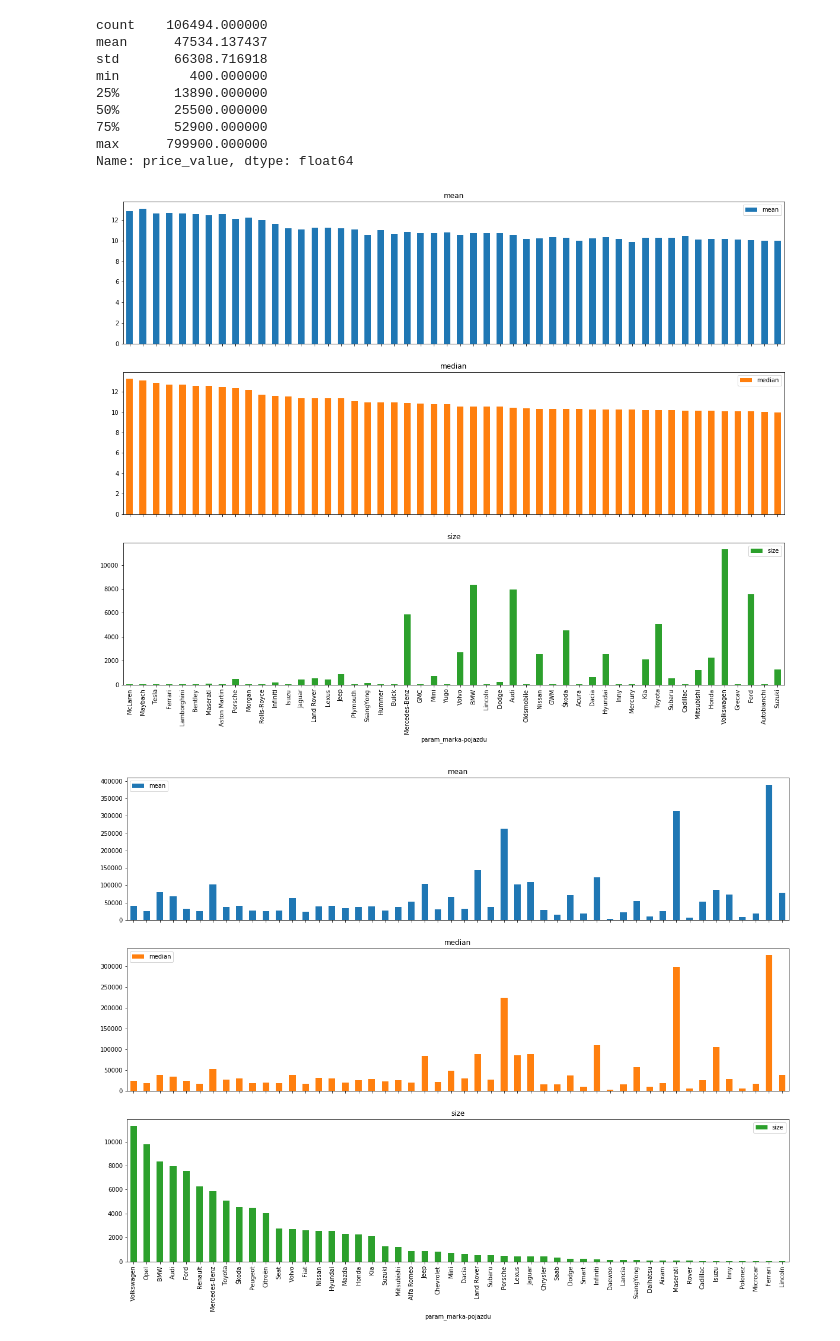
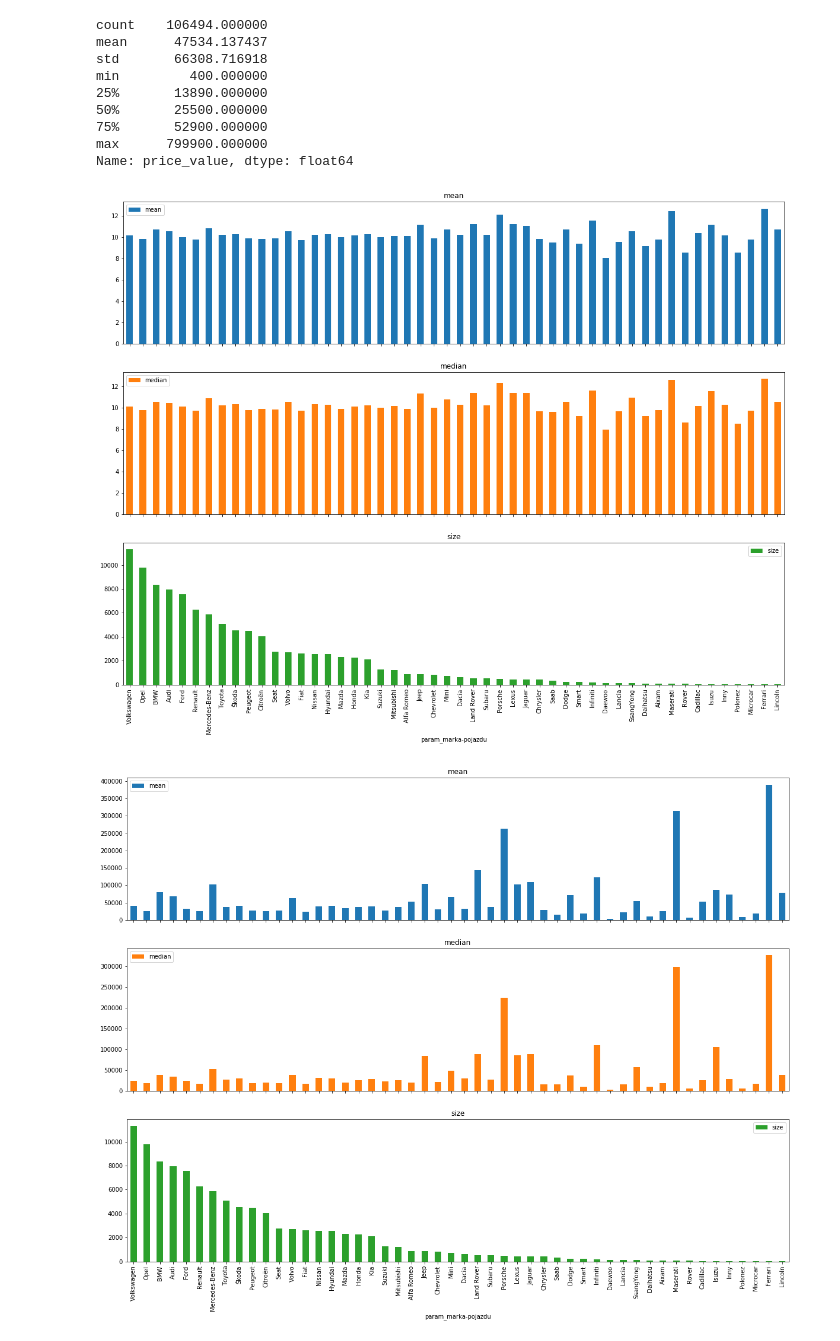
Before and after one commit to maciekpiotrowski/dw_matrix_car, a Jupyter notebook: day2_visualisation.ipynb, the cells around one changed output. Drawn from its saved outputs; the diff is of its cells as text; code cells hidden in the pictures.

```diff
--- a/day2_visualisation.ipynb
+++ b/day2_visualisation.ipynb
@@ -65,9 +65,9 @@ def group_and_barplot(df=df,feat_groupby='param_marka-pojazdu', feat_agg='price_
 df['price_log'] = np.log(df['price_value'])
 df.head(5)
 # %%
-group_and_barplot(feat_groupby=('param_marka-pojazdu'),feat_agg='price_log',feat_sort='median', figsize=(20,15));
+group_and_barplot(feat_groupby=('param_marka-pojazdu'),feat_agg='price_log',feat_sort='size', figsize=(20,15));
 # %% [output]
-[figure, old version]
+[figure, new version]
 # %%
 group_and_barplot(feat_groupby=('param_marka-pojazdu'),feat_sort='size', figsize=(20,15));
 # %% [output]
```
